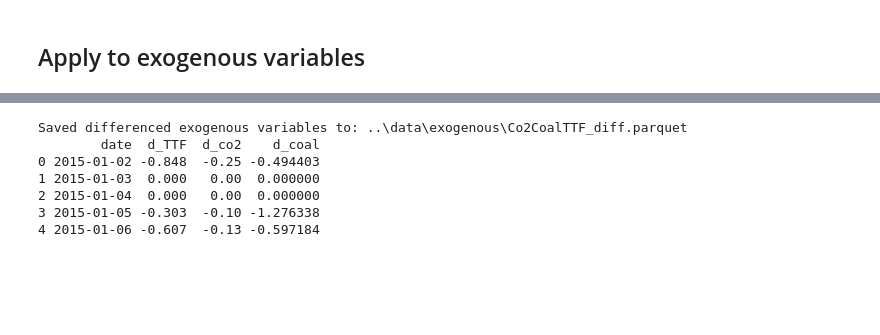
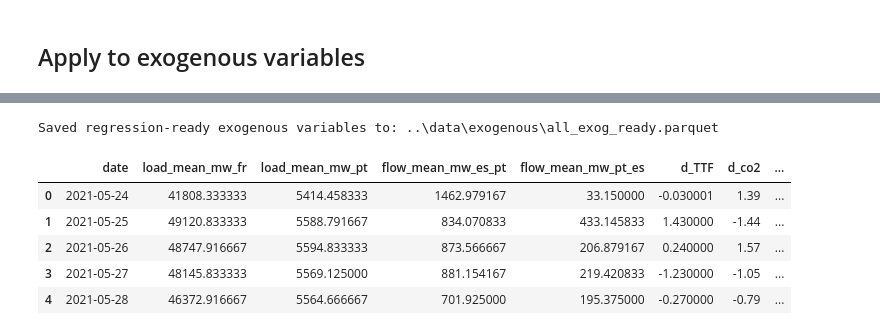
Before and after one commit to franrolotti/volatility-spillovers-methodology, a Jupyter notebook: notebooks/4_unit_root_check.ipynb, the cells around one changed output, grey strips where cells are left out. Cells and saved outputs as stored; diff of their text form; code cells hidden in the pictures; blank space fills up the shorter version.

Commit message:
Exogenous vars preparation

```diff
--- a/notebooks/4_unit_root_check.ipynb
+++ b/notebooks/4_unit_root_check.ipynb
@@ -324,3 +412,6 @@ Saved differenced endogenous TSI to: ..\data\endogenous\prices\differenced\endog
 4         -0.004788
 # %% [markdown]
 ## Apply to exogenous variables
+# %%
+EXOG_IN_PATH  = Path("../data/exogenous/all_exog.parquet")
+EXOG_OUT_PATH = Path("../data/exogenous/all_exog_ready.parquet")
@@ -355,10 +506,17 @@ look-up table. The actual p-value is smaller than the p-value returned.
 # %%
-exog_diff = exog.copy()
-for col in exog_cols:
-    exog_diff[f"d_{col}"] = exog_diff[col].diff()
+# ---------------------------------------------------------------------
+# Build regression-ready exog frame
+# ---------------------------------------------------------------------
+X = exog[["date"]].copy()
 
-diff_cols = [f"d_{c}" for c in exog_cols]
+# Keep stationary in levels
+for c in stat_cols:
+    X[c] = exog[c]
 
-exog_diff_unit_root = unit_root_table(exog_diff, diff_cols, adf_reg="c", kpss_reg="c")
-print("\n=== Unit-root tests for exogenous variables (first differences) ===")
-print(exog_diff_unit_root.round(4))
+# Difference only non-stationary
+for c in nonstat_cols:
+    X[f"d_{c}"] = exog[c].diff()
+
+# Keep dummies as-is
+for c in EXOG_DUMMY_COLS:
+    X[c] = exog[c].fillna(0).astype(int)
@@ -384,0 +523,14 @@ look-up table. The actual p-value is greater than the p-value returned.
+# %%
+# Verify differenced series stationarity
+diff_cols = [f"d_{c}" for c in nonstat_cols]
+if diff_cols:
+    exog_diff_unit_root = unit_root_table(X, diff_cols, adf_reg="c", kpss_reg="c")
+    print("\n=== Unit-root tests for differenced exogenous variables (only those differenced) ===")
+    print(exog_diff_unit_root.round(4))
+
+# Drop rows with NaNs induced by differencing (and any other missing values in regressors)
+reg_cols = [c for c in X.columns if c != "date"]
+X_out = X.dropna(subset=reg_cols).reset_index(drop=True)
+
+print("\nRegression-ready exog shape:", X_out.shape)
+print(X_out.head())
@@ -385,25 +572,18 @@ look-up table. The actual p-value is greater than the p-value returned.
 # %%
-# 1) keep only date + diff columns
-diff_cols = [f"d_{c}" for c in exog_cols]
-
-exog_diff_out = exog[["date"]].copy()
-exog_diff_out[diff_cols] = exog_diff[diff_cols]
-
-# 2) drop first row (diff NaNs) and reset index
-exog_diff_out = exog_diff_out.dropna(subset=diff_cols).reset_index(drop=True)
-
-# 3) save to parquet
-out_path = Path("../data/exogenous/Co2CoalTTF_diff.parquet")
-out_path.parent.mkdir(parents=True, exist_ok=True)
-
-exog_diff_out.to_parquet(out_path, index=False)
-print(f"Saved differenced exogenous variables to: {out_path}")
-print(exog_diff_out.head())
+# ---------------------------------------------------------------------
+# Save
+# ---------------------------------------------------------------------
+EXOG_OUT_PATH.parent.mkdir(parents=True, exist_ok=True)
+X_out.to_parquet(EXOG_OUT_PATH, index=False)
+print(f"\nSaved regression-ready exogenous variables to: {EXOG_OUT_PATH}")
 # %% [output]
-Saved differenced exogenous variables to: ..\data\exogenous\Co2CoalTTF_diff.parquet
-        date  d_TTF  d_co2    d_coal
-0 2015-01-02 -0.848  -0.25 -0.494403
-1 2015-01-03  0.000   0.00  0.000000
-2 2015-01-04  0.000   0.00  0.000000
-3 2015-01-05 -0.303  -0.10 -1.276338
-4 2015-01-06 -0.607  -0.13 -0.597184
+Saved regression-ready exogenous variables to: ..\data\exogenous\all_exog_ready.parquet
+# %%
+X_out.head()
+# %% [output]
+|  | date | load_mean_mw_fr | load_mean_mw_pt | flow_mean_mw_es_pt | flow_mean_mw_pt_es | d_TTF | d_co2 | ... |
+| 0 | 2021-05-24 | 41808.333333 | 5414.458333 | 1462.979167 | 33.150000 | -0.030001 | 1.39 | ... |
+| 1 | 2021-05-25 | 49120.833333 | 5588.791667 | 834.070833 | 433.145833 | 1.430000 | -1.44 | ... |
+| 2 | 2021-05-26 | 48747.916667 | 5594.833333 | 873.566667 | 206.879167 | 0.240000 | 1.57 | ... |
+| 3 | 2021-05-27 | 48145.833333 | 5569.125000 | 881.154167 | 219.420833 | -1.230000 | -1.05 | ... |
+| 4 | 2021-05-28 | 46372.916667 | 5564.666667 | 701.925000 | 195.375000 | -0.270000 | -0.79 | ... |
```
Also changed, not shown: parts of 11 cells of this notebook, 6 other files.
